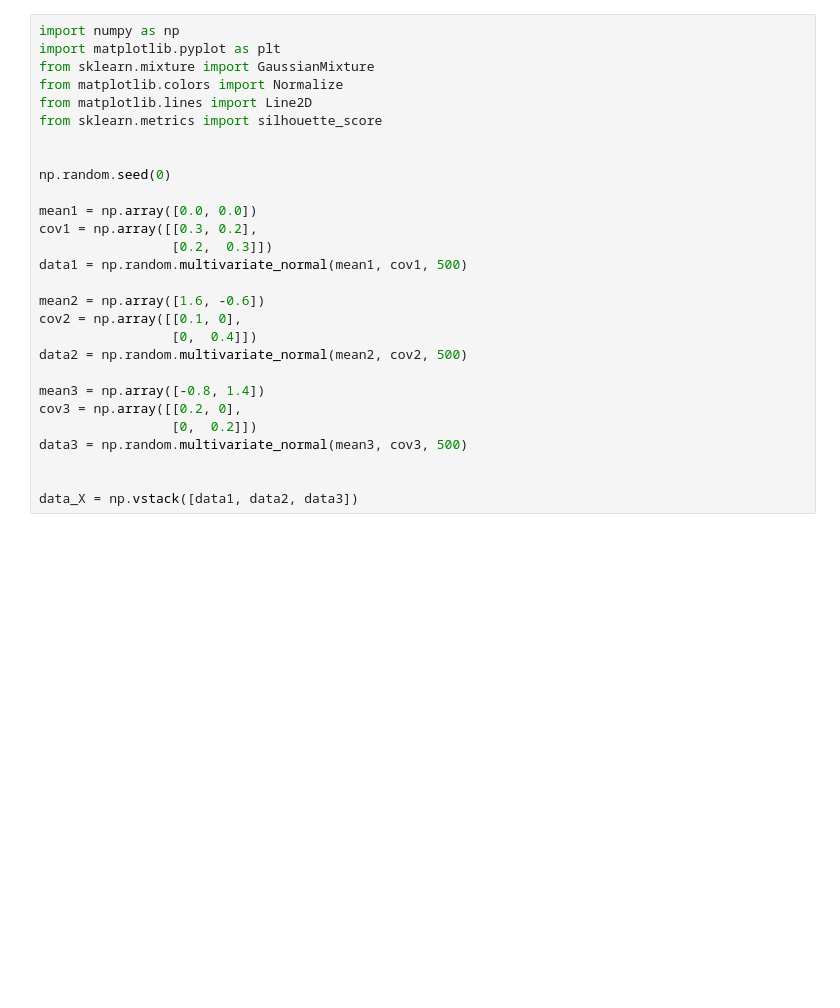
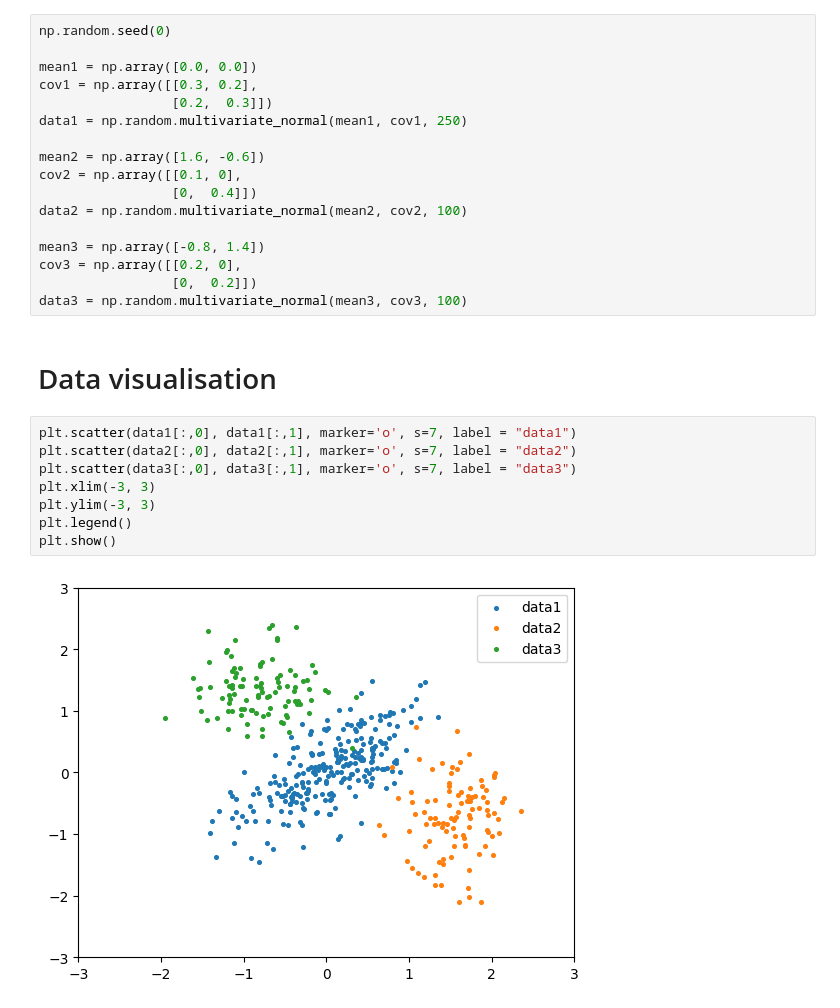
Before and after one commit to MichalBalcerak/ML24-25, a Jupyter notebook: Homework02.ipynb, the cells around one changed output. Saved outputs shown, nothing was run; the diff lists cells and outputs as text; blank space fills up the shorter version.

```diff
--- a/Homework02.ipynb
+++ b/Homework02.ipynb
@@ -3,28 +13,29 @@
 # %%
-import numpy as np
-import matplotlib.pyplot as plt
-from sklearn.mixture import GaussianMixture
-from matplotlib.colors import Normalize
-from matplotlib.lines import Line2D
-from sklearn.metrics import silhouette_score
-
-
 np.random.seed(0)
 
 mean1 = np.array([0.0, 0.0])
 cov1 = np.array([[0.3, 0.2],
                  [0.2,  0.3]])
-data1 = np.random.multivariate_normal(mean1, cov1, 500)
+data1 = np.random.multivariate_normal(mean1, cov1, 250)
 
 mean2 = np.array([1.6, -0.6])
 cov2 = np.array([[0.1, 0],
                  [0,  0.4]])
-data2 = np.random.multivariate_normal(mean2, cov2, 500)
+data2 = np.random.multivariate_normal(mean2, cov2, 100)
 
 mean3 = np.array([-0.8, 1.4])
 cov3 = np.array([[0.2, 0],
                  [0,  0.2]])
-data3 = np.random.multivariate_normal(mean3, cov3, 500)
-
-
-data_X = np.vstack([data1, data2, data3])
+data3 = np.random.multivariate_normal(mean3, cov3, 100)
+# %% [markdown]
+# Data visualisation
+# %%
+plt.scatter(data1[:,0], data1[:,1], marker='o', s=7, label = "data1")
+plt.scatter(data2[:,0], data2[:,1], marker='o', s=7, label = "data2")
+plt.scatter(data3[:,0], data3[:,1], marker='o', s=7, label = "data3")
+plt.xlim(-3, 3)
+plt.ylim(-3, 3)
+plt.legend()
+plt.show()
+# %% [output]
+[figure, added]
```
Also changed, not shown: parts of 7 cells of this notebook.
